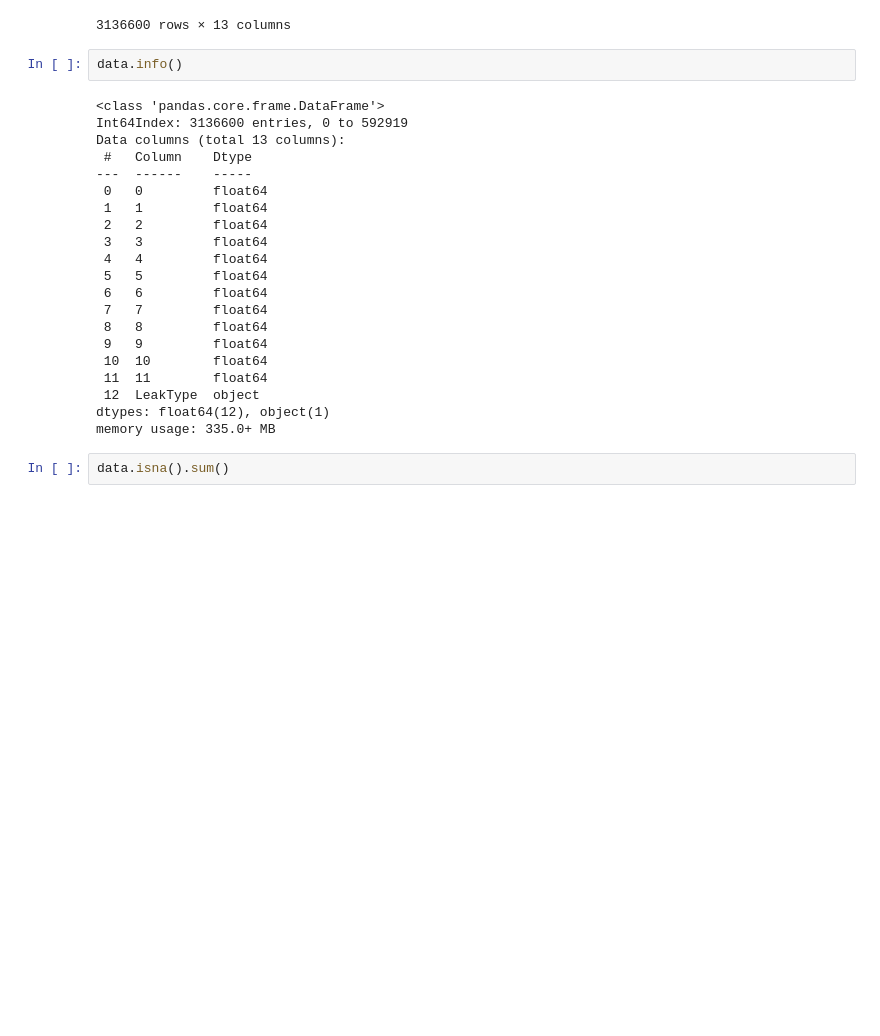
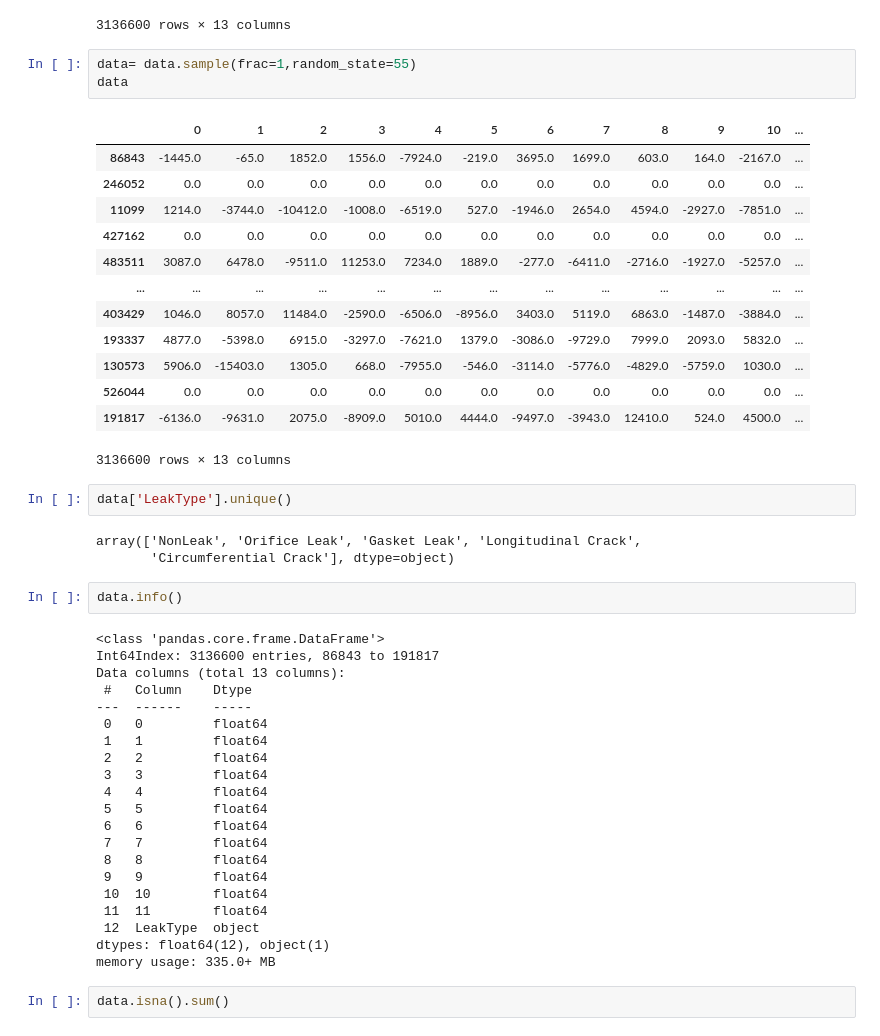
Before and after one commit to TheSolom/Water-AI-Models, a Jupyter notebook: 2.2 Water leaks Detection/Hydrophone/Looped/hydrophone-looped.ipynb, the cells around one changed output. Saved outputs shown, nothing was run; the diff lists cells and outputs as text; blank space fills up the shorter version.

```diff
--- a/2.2 Water leaks Detection/Hydrophone/Looped/hydrophone-looped.ipynb
+++ b/2.2 Water leaks Detection/Hydrophone/Looped/hydrophone-looped.ipynb
@@ -248,11 +248,33 @@ data
 | 592918 | 0.0 | NaN | NaN | NaN | NaN | NaN | NaN | NaN | NaN | NaN | 0.0 | ... |
 | 592919 | 769.0 | NaN | NaN | NaN | NaN | NaN | NaN | NaN | NaN | NaN | -1757.0 | ... |
 3136600 rows × 13 columns
+# %%
+data= data.sample(frac=1,random_state=55)
+data
+# %% [output]
+|  | 0 | 1 | 2 | 3 | 4 | 5 | 6 | 7 | 8 | 9 | 10 | ... |
+| 86843 | -1445.0 | -65.0 | 1852.0 | 1556.0 | -7924.0 | -219.0 | 3695.0 | 1699.0 | 603.0 | 164.0 | -2167.0 | ... |
+| 246052 | 0.0 | 0.0 | 0.0 | 0.0 | 0.0 | 0.0 | 0.0 | 0.0 | 0.0 | 0.0 | 0.0 | ... |
+| 11099 | 1214.0 | -3744.0 | -10412.0 | -1008.0 | -6519.0 | 527.0 | -1946.0 | 2654.0 | 4594.0 | -2927.0 | -7851.0 | ... |
+| 427162 | 0.0 | 0.0 | 0.0 | 0.0 | 0.0 | 0.0 | 0.0 | 0.0 | 0.0 | 0.0 | 0.0 | ... |
+| 483511 | 3087.0 | 6478.0 | -9511.0 | 11253.0 | 7234.0 | 1889.0 | -277.0 | -6411.0 | -2716.0 | -1927.0 | -5257.0 | ... |
+| ... | ... | ... | ... | ... | ... | ... | ... | ... | ... | ... | ... | ... |
+| 403429 | 1046.0 | 8057.0 | 11484.0 | -2590.0 | -6506.0 | -8956.0 | 3403.0 | 5119.0 | 6863.0 | -1487.0 | -3884.0 | ... |
+| 193337 | 4877.0 | -5398.0 | 6915.0 | -3297.0 | -7621.0 | 1379.0 | -3086.0 | -9729.0 | 7999.0 | 2093.0 | 5832.0 | ... |
+| 130573 | 5906.0 | -15403.0 | 1305.0 | 668.0 | -7955.0 | -546.0 | -3114.0 | -5776.0 | -4829.0 | -5759.0 | 1030.0 | ... |
+| 526044 | 0.0 | 0.0 | 0.0 | 0.0 | 0.0 | 0.0 | 0.0 | 0.0 | 0.0 | 0.0 | 0.0 | ... |
+| 191817 | -6136.0 | -9631.0 | 2075.0 | -8909.0 | 5010.0 | 4444.0 | -9497.0 | -3943.0 | 12410.0 | 524.0 | 4500.0 | ... |
+3136600 rows × 13 columns
+# %%
+data['LeakType'].unique()
+# %% [output]
+array(['NonLeak', 'Orifice Leak', 'Gasket Leak', 'Longitudinal Crack',
+       'Circumferential Crack'], dtype=object)
 # %%
 data.info()
 # %% [output]
 <class 'pandas.core.frame.DataFrame'>
-Int64Index: 3136600 entries, 0 to 592919
+Int64Index: 3136600 entries, 86843 to 191817
 Data columns (total 13 columns):
  #   Column    Dtype
 ---  ------    -----
```
Also changed, not shown: parts of 6 cells of this notebook, 5 other files.
